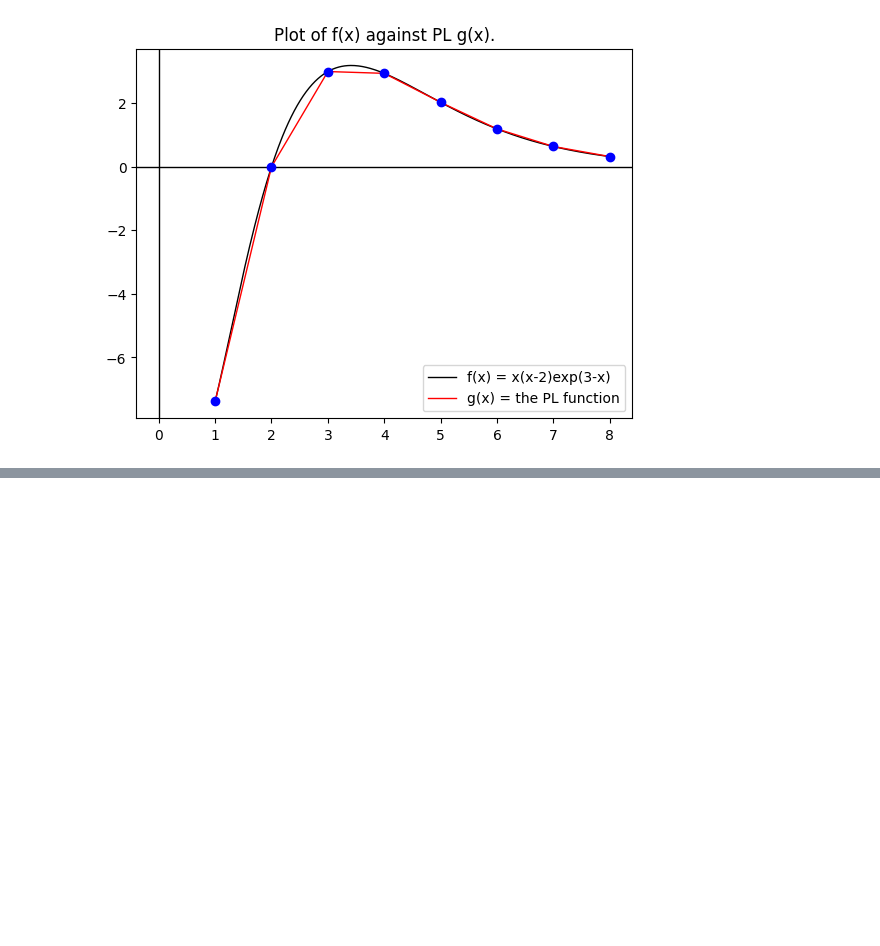
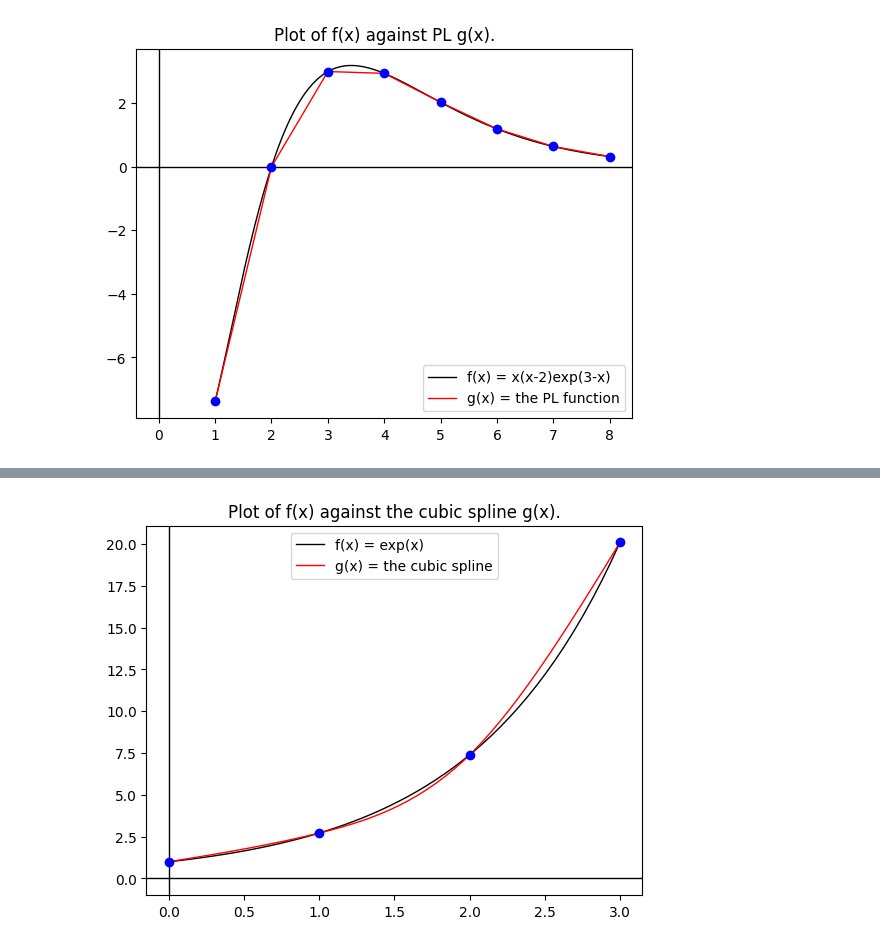
Before and after one commit to alexandernita/Interpolation, a Jupyter notebook: Polynomial_Interpolation.ipynb, the cells around one changed output, grey strips where cells are left out. Saved outputs shown, nothing was run; the diff lists cells and outputs as text; code cells hidden in the pictures; blank space fills up the shorter version.

```diff
--- a/Polynomial_Interpolation.ipynb
+++ b/Polynomial_Interpolation.ipynb
@@ -1065,0 +1078,81 @@ The following is an implementation of these recursion relations to produce a cub
+# %%
+
+def f(x):
+    return np.exp(x)
+
+# The inputs and computation of the h_i and alpha_i
+n = 3
+
+x = [i for i in range(n+1)]
+a = [f(i) for i in range(n+1)]
+h = [x[i+1]-x[i] for i in range(n)]
+alpha = [3*(a[i+1]-a[i])/h[i]-3*(a[i]-a[i-1])/h[i-1] for i in range(1,n)]
+
+# Solving the tridiagonal matrix equation using Algorithm 6.7
+# Step 1: define l's, m's and z's
+l = [1]
+m = [0]
+z = [0]
+
+for i in range(1,n):
+    l.append(2*(x[i+1]-x[i-1])-h[i-1]*m[i-1])
+    m.append(h[i]/l[i])
+    z.append((alpha[i-1]-h[i-1]*z[i-1])/l[i])
+
+l.append(1)
+z.append(0)
+
+# Step 2: solve for the c's, b's and d's
+C = [0]
+c = []
+b = []
+d = []
+B = []
+D = []
+
+for j in range(n+1):
+    C.append(z[n-1-j] - m[n-1-j]*C[j])
+    B.append((a[n-j]-a[n-1-j])/h[n-1-j]-h[n-1-j]*(C[j]+2*C[j+1])/3)
+    D.append((C[j]-C[j+1])/(3*h[n-1-j]))
+
+for k in range(n):
+    c.append(C[n-k])
+    b.append(B[n-1-k])
+    d.append(D[n-1-k])
+
+a = a[0:3]
+for j in range(n):
+    print("For S_%d"%j,"(x), the constants are:    a[%d]"%j,"= %0.5f"%a[j],\
+          "   b[%d]"%j," = %0.5f"%b[j],\
+          "   c[%d]"%j,"= %0.5f"%c[j],\
+          "   d[%d]"%j,"= %0.5f"%d[j])
+
+def g(x):
+    xi = 0.0
+    for i in range(n):
+        if xi <= x and x < xi + 1.0:
+            return a[i]+b[i]*(x-xi)+c[i]*(x-xi)**2+d[i]*(x-xi)**3
+
+        elif x == 3.0:
+            return f(3)
+        xi = xi + 1.0
+
+
+x2 = np.linspace(0,3)
+Z = []
+for j in range(len(x2)):
+    rr = x2[j]
+    Z.append(g(rr))
+
+# Plot f(x) and g(x)
+W = np.linspace(0,3,4)
+K, BX = plt.subplots()
+BX.plot(x2,f(x2),color="k",linewidth=1)
+BX.plot(x2,Z,color="r",linewidth=1)
+BX.legend(("f(x) = exp(x)","g(x) = the cubic spline"))
+BX.set_title("Plot of f(x) against the cubic spline g(x).")
+plt.axvline(color="k",linewidth=1)
+plt.axhline(color="k",linewidth=1)
+BX.plot(W,f(W),'o',color="b")
+plt.show()
+# %% [output]
@@ -1066,3 +1162,4 @@ The following is an implementation of these recursion relations to produce a cub
+[figure, added]
 # %% [markdown]
 #### Clamped Cupic Splines
 
```
Also changed, not shown: parts of 5 cells of this notebook, 1 other file.
